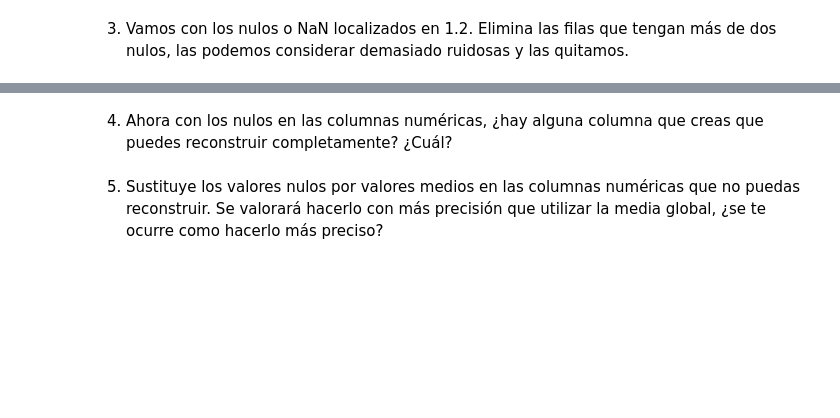
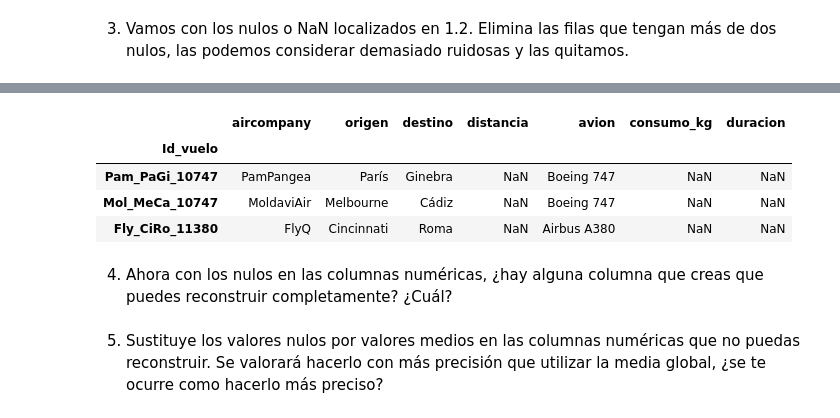
Before and after one commit to Fredmulato93/ONLINE_DS_THEBRIDGE_FRED_MULATO_93, a Jupyter notebook: 02_Programacion_y_Herramientas_Avanzadas/Sprint_04/Unidad_02/Practica_Obligatoria/18_Practica_Obligatoria_Pandas_II.ipynb, the cells around one changed output, grey strips where cells are left out. Cells and saved outputs as stored; diff of their text form; code cells hidden in the pictures; blank space fills up the shorter version.

```diff
--- a/02_Programacion_y_Herramientas_Avanzadas/Sprint_04/Unidad_02/Practica_Obligatoria/18_Practica_Obligatoria_Pandas_II.ipynb
+++ b/02_Programacion_y_Herramientas_Avanzadas/Sprint_04/Unidad_02/Practica_Obligatoria/18_Practica_Obligatoria_Pandas_II.ipynb
@@ -177,3 +301,13 @@ Name: count, Length: 704, dtype: int64
+# %%
+condicion = df.distancia.isna()& df.consumo_kg.isna() & df.duracion.isna()
+# %%
+df[condicion]
+# %% [output]
+|  | aircompany | origen | destino | distancia | avion | consumo_kg | duracion |
+| Id_vuelo |  |  |  |  |  |  |  |
+| Pam_PaGi_10747 | PamPangea | París | Ginebra | NaN | Boeing 747 | NaN | NaN |
+| Mol_MeCa_10747 | MoldaviAir | Melbourne | Cádiz | NaN | Boeing 747 | NaN | NaN |
+| Fly_CiRo_11380 | FlyQ | Cincinnati | Roma | NaN | Airbus A380 | NaN | NaN |
 # %% [markdown]
 4. Ahora con los nulos en las columnas numéricas, ¿hay alguna columna que creas que puedes reconstruir completamente? ¿Cuál?
 # %% [markdown]
```
Also changed, not shown: parts of 22 cells of this notebook, 32 other files.
